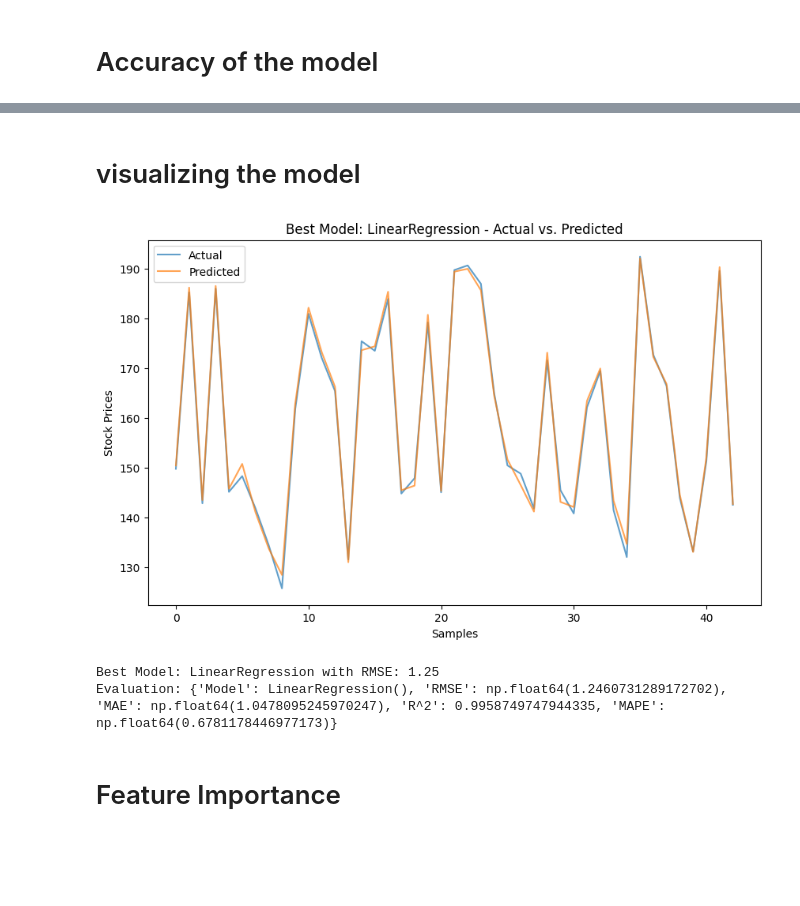
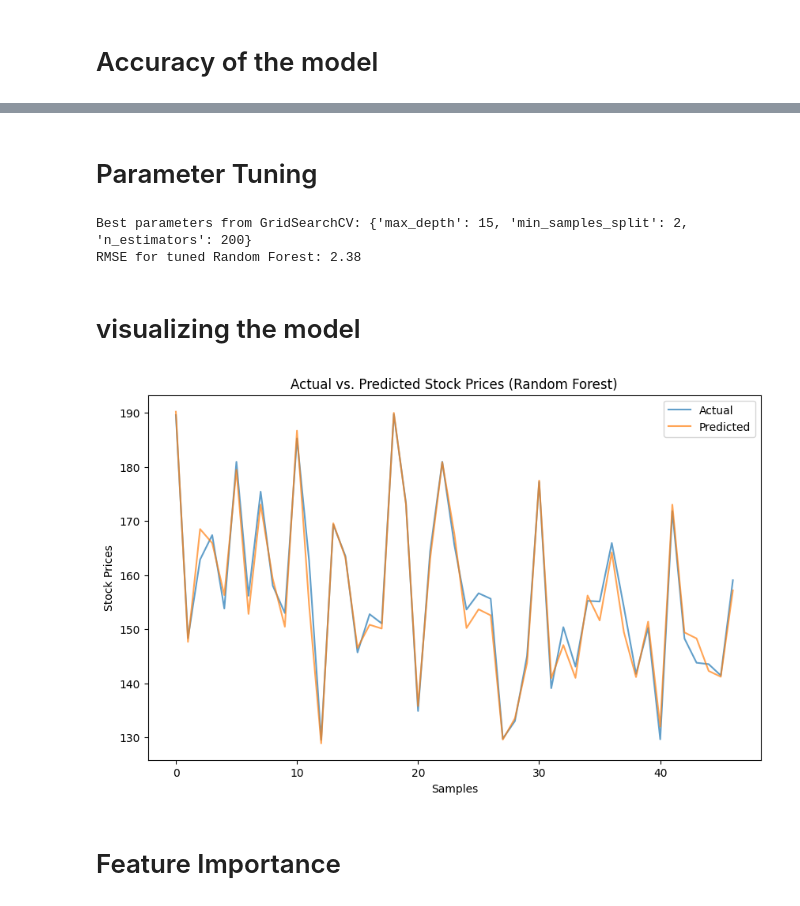
Before and after one commit to Maayercodes/AI-semester-project, a Jupyter notebook: stock prediction using machine learning.ipynb, the cells around one changed output, grey strips where cells are left out. Cells and saved outputs as stored; diff of their text form; code cells hidden in the pictures; blank space fills up the shorter version.

```diff
--- a/stock prediction using machine learning.ipynb
+++ b/stock prediction using machine learning.ipynb
@@ -102,21 +102,11 @@ y_train shape: (170,), y_test shape: (43,)
 # %% [markdown]
 # initializing models / hyperparameters
 # %%
-models = {
-    'LinearRegression': LinearRegression(),
-    'RandomForest': RandomForestRegressor(),
-    'XGBoost': XGBRegressor(),
-    'LightGBM': LGBMRegressor(),
-    'SVM': SVR()
-}
+rf = RandomForestRegressor(n_estimators=100, random_state=42)
 
-params = {
-    'LinearRegression': {},
-    'RandomForest': {'n_estimators': [50, 100], 'max_depth': [None, 5, 10]},
-    'XGBoost': {'learning_rate': [0.1, 0.01], 'max_depth': [3, 5]},
-    'LightGBM': {'learning_rate': [0.1, 0.01], 'max_depth': [3, 5]},
-    'SVM': {'C': [0.1, 1], 'gamma': [0.01, 0.1]}
-}
+rf.fit(X_train, y_train)
+
+y_pred_rf = rf.predict(X_test)
 # %% [markdown]
 # Training and evaluation
 # %%
@@ -194,25 +154,45 @@ SVM - R²: 0.43
+# %% [markdown]
+# Parameter Tuning
+# %%
+from sklearn.model_selection import GridSearchCV
+
+param_grid = {
+    'n_estimators': [50, 100, 200],
+    'max_depth': [5, 10, 15],
+    'min_samples_split': [2, 5, 10]
+}
+
+rf = RandomForestRegressor(random_state=42)
+
+grid_search = GridSearchCV(estimator=rf, param_grid=param_grid, cv=3, scoring='neg_mean_squared_error')
+
+grid_search.fit(X_train, y_train)
+
+print(f"Best parameters from GridSearchCV: {grid_search.best_params_}")
+
+best_rf_model = grid_search.best_estimator_
+
+y_pred_best_rf = best_rf_model.predict(X_test)
+
+mse_best_rf = mean_squared_error(y_test, y_pred_best_rf)
+rmse_best_rf = np.sqrt(mse_best_rf)
+print(f"RMSE for tuned Random Forest: {rmse_best_rf:.2f}")
+# %% [output]
+Best parameters from GridSearchCV: {'max_depth': 15, 'min_samples_split': 2, 'n_estimators': 200}
+RMSE for tuned Random Forest: 2.38
 # %% [markdown]
 # visualizing the model
 # %%
-best_model_name = min(results, key=lambda x: results[x]['RMSE'])
-best_model = results[best_model_name]['Model']
-y_pred = best_model.predict(X_test)
-
 plt.figure(figsize=(10, 6))
 plt.plot(y_test.values, label="Actual", alpha=0.7)
-plt.plot(y_pred, label="Predicted", alpha=0.7)
-plt.title(f"Best Model: {best_model_name} - Actual vs. Predicted")
+plt.plot(y_pred_rf, label="Predicted", alpha=0.7)
+plt.title("Actual vs. Predicted Stock Prices (Random Forest)")
 plt.xlabel("Samples")
 plt.ylabel("Stock Prices")
 plt.legend()
 plt.show()
-
-print(f"Best Model: {best_model_name} with RMSE: {results[best_model_name]['RMSE']:.2f}")
-print(f"Evaluation: {results[best_model_name]}")
 # %% [output]
-[figure, old version]
+[figure, new version]
-Best Model: LinearRegression with RMSE: 1.25
-Evaluation: {'Model': LinearRegression(), 'RMSE': np.float64(1.2460731289172702), 'MAE': np.float64(1.0478095245970247), 'R^2': 0.9958749747944335, 'MAPE': np.float64(0.6781178446977173)}
 # %% [markdown]
 # Feature Importance
 # %%
```
Also changed, not shown: parts of 10 cells of this notebook, 2 other files.
